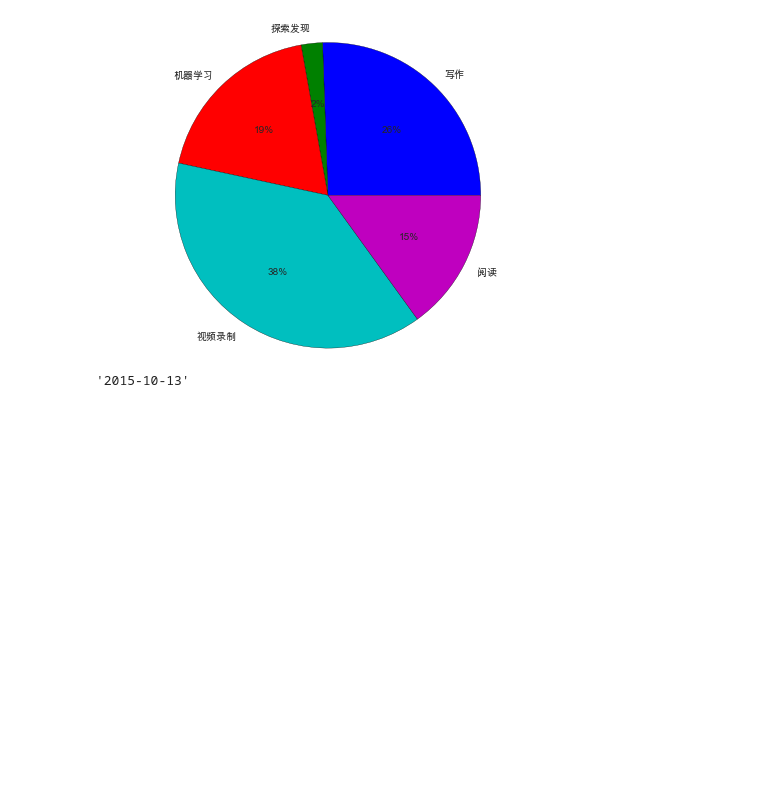
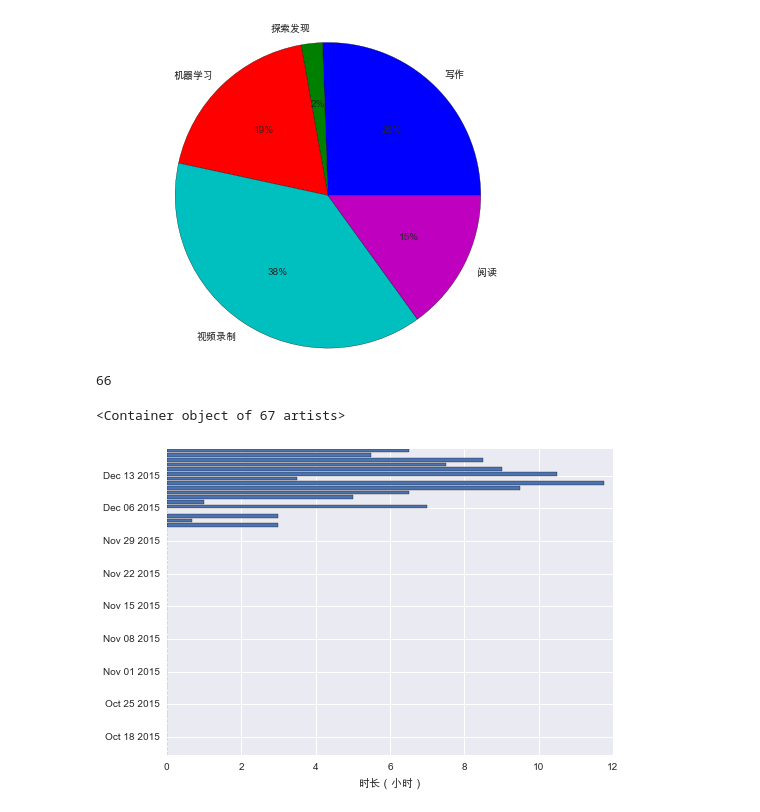
Before and after one commit to kamidox/utils, a Jupyter notebook: dida365/dida_event_log.ipynb, the cells around one changed output. Cells and saved outputs as stored; diff of their text form; code cells hidden in the pictures; blank space fills up the shorter version.

```diff
--- a/dida365/dida_event_log.ipynb
+++ b/dida365/dida_event_log.ipynb
@@ -201,6 +207,19 @@ plt.axis('equal');
 # %% [output]
 [figure]
 # %%
-str(pd.Timestamp(data.index.values.min()).date())
+(pd.Timestamp(data.index.values.max()) - pd.Timestamp(data.index.values.min())).days
 # %% [output]
-'2015-10-13'
+66
+# %%
+start_day = str(pd.Timestamp(data.index.values.min()).date())
+end_day = str(pd.Timestamp(data.index.values.max()).date())
+idx = pd.date_range(start=start_day, end=end_day)
+days = days_data.reindex(idx)
+days['Duration'].fillna(value=1, inplace=True)
+days['Thief'].fillna(value=600, inplace=True)
+days['Routine'].fillna(value=840, inplace=True)
+plt.xlabel(u'时长（小时）')
+plt.barh(days.index.values, days['Duration'].values / 60)
+# %% [output]
+<Container object of 67 artists>
+[figure, added]
```
Also changed, not shown: parts of 9 cells of this notebook, 2 other files.
